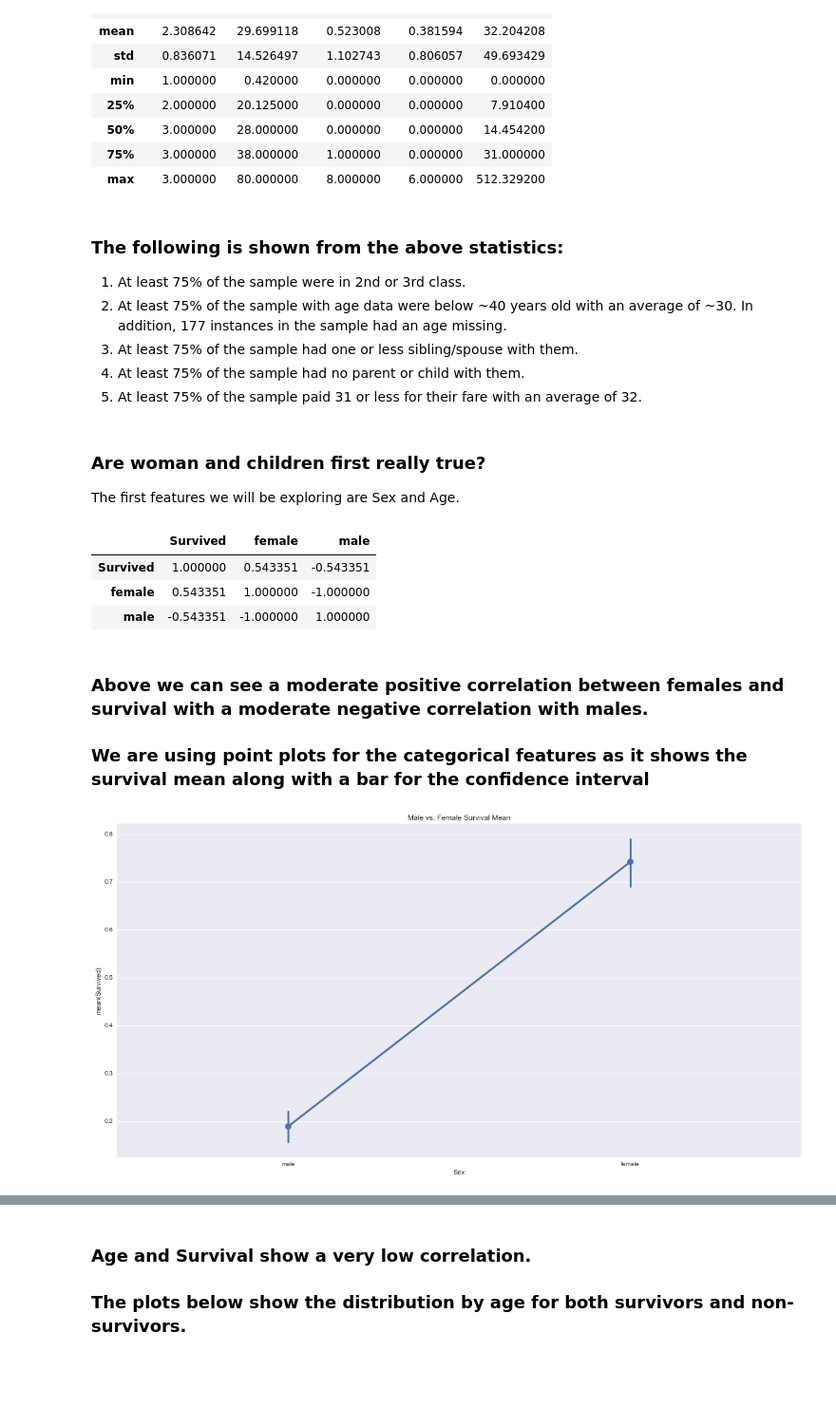
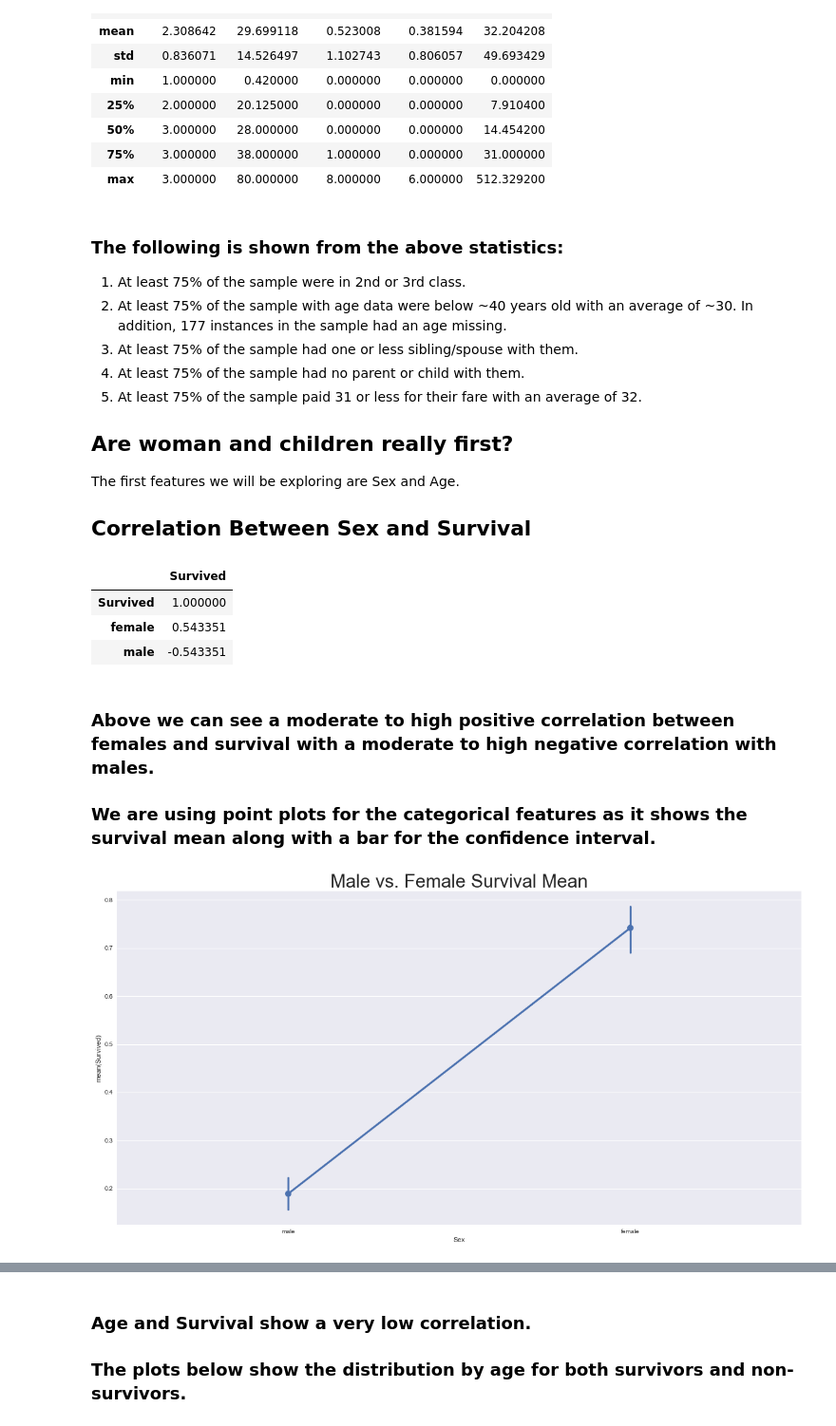
Before and after one commit to yaskyj/investigate-data-set, a Jupyter notebook: InvestigateTitanicData.ipynb, the cells around one changed output, grey strips where cells are left out. Shown: that part at 95% size. Cells and saved outputs as stored; diff of their text form; code cells hidden in the pictures; blank space fills up the shorter version.

```diff
--- a/InvestigateTitanicData.ipynb
+++ b/InvestigateTitanicData.ipynb
@@ -81,24 +78,27 @@ df[['Pclass', 'Age', 'SibSp', 'Parch', 'Fare']].describe()
 3. At least 75% of the sample had one or less sibling/spouse with them.
 4. At least 75% of the sample had no parent or child with them.
 5. At least 75% of the sample paid 31 or less for their fare with an average of 32.
+
+## Are woman and children really first?
+The first features we will be exploring are Sex and Age.
+## Correlation Between Sex and Survival
-# %% [markdown]
-### Are woman and children first really true?
-The first features we will be exploring are Sex and Age.
 # %%
-#A new dataframe is created with the Survived column and dummie columns for Sex
-pd.concat([df['Survived'], pd.get_dummies(df['Sex']).rename(columns=lambda x: str(x))], axis=1).corr()
+#A new dataframe is created with the Survived column and dummie columns for Sex.
+#Note: Pandas corr function uses Pearson correlation by default and correlates all columns with each other
+#We're only printing out the first column of the correlation dataframe
+pd.concat([df['Survived'], pd.get_dummies(df['Sex']).rename(columns=lambda x: str(x))], axis=1).corr()[['Survived']]
 # %% [output]
-|  | Survived | female | male |
-| Survived | 1.000000 | 0.543351 | -0.543351 |
-| female | 0.543351 | 1.000000 | -1.000000 |
-| male | -0.543351 | -1.000000 | 1.000000 |
+|  | Survived |
+| Survived | 1.000000 |
+| female | 0.543351 |
+| male | -0.543351 |
 # %% [markdown]
-### Above we can see a moderate positive correlation between females and survival with a moderate negative correlation with males.
-### We are using point plots for the categorical features as it shows the survival mean along with a bar for the confidence interval
+### Above we can see a moderate to high positive correlation between females and survival with a moderate to high negative correlation with males.
+### We are using point plots for the categorical features as it shows the survival mean along with a bar for the confidence interval.
 # %%
 #Adjust plot size and create pointplot
 fig, ax = plt.subplots(figsize=(20, 10))
-sns.pointplot(x="Sex", y="Survived", data=df).set_title('Male vs. Female Survival Mean');
+sns.pointplot(x="Sex", y="Survived", data=df).set_title('Male vs. Female Survival Mean', fontsize=30);
 # %% [output]
-[figure, old version]
+[figure, new version]
 # %% [markdown]
```
Also changed, not shown: parts of 20 cells of this notebook.
